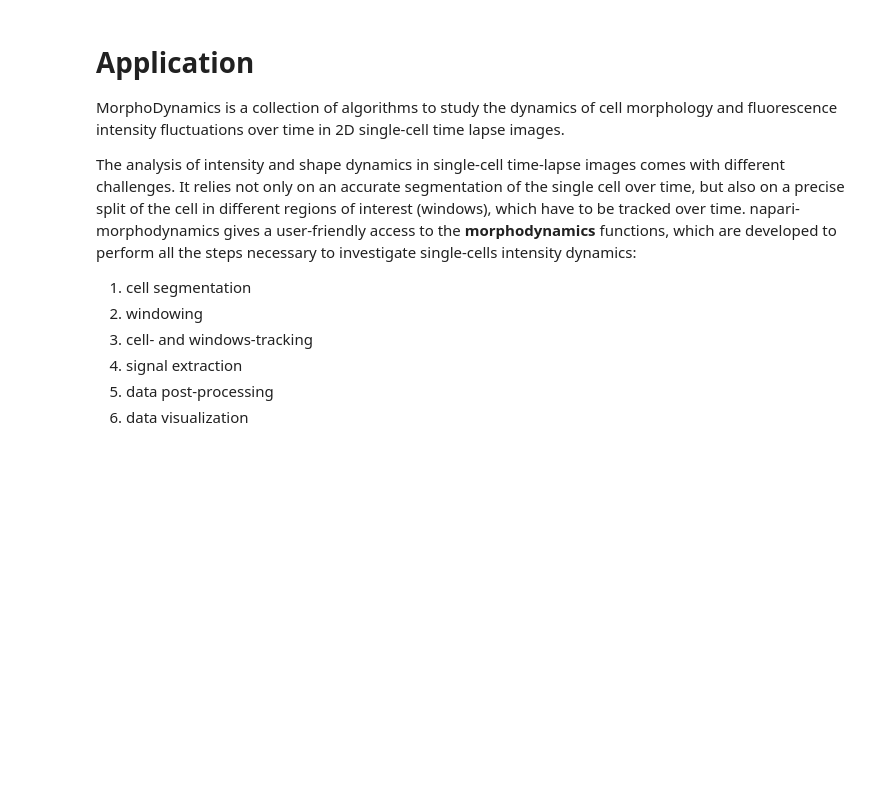
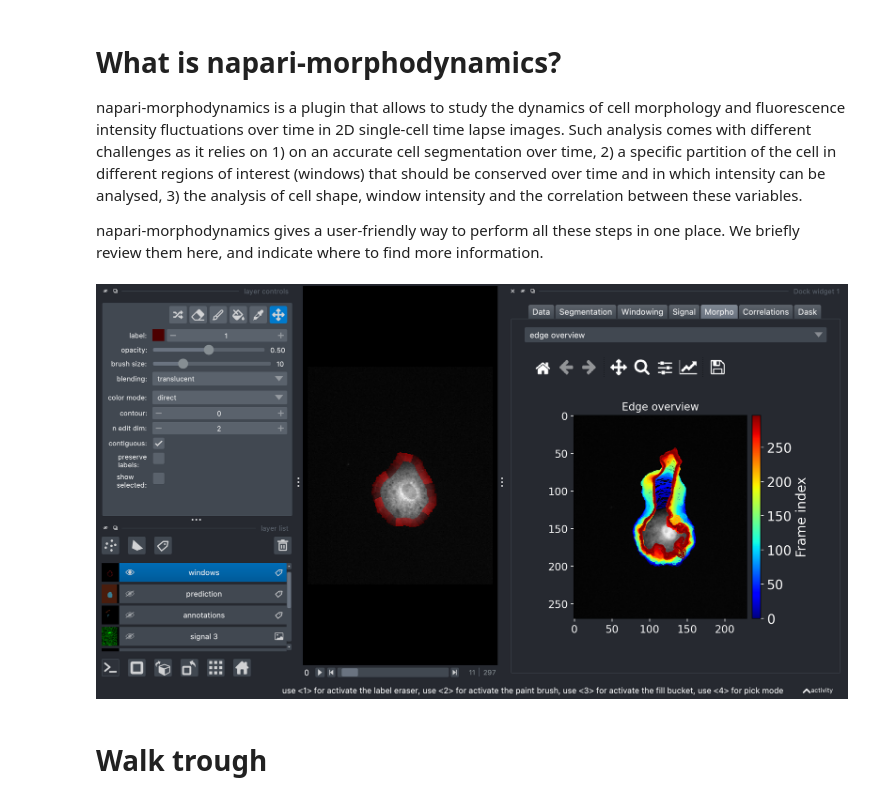
Before and after one commit to guiwitz/napari-morphodynamics, a Jupyter notebook: book/Description.ipynb, the cells around one changed output. Saved outputs shown, nothing was run; the diff lists cells and outputs as text; code cells hidden in the pictures; blank space fills up the shorter version.

```diff
--- a/book/Description.ipynb
+++ b/book/Description.ipynb
@@ -1,14 +1,14 @@
 # %%
 from IPython.display import Image
 # %% [markdown]
-# Application
-MorphoDynamics is a collection of algorithms to study the dynamics of cell morphology and fluorescence intensity fluctuations over time in 2D single-cell time lapse images.
+# What is napari-morphodynamics?
 
-The analysis of intensity and shape dynamics in single-cell time-lapse images comes with different challenges. It relies not only on an accurate segmentation of the single cell over time, but also on a precise split of the cell in different regions of interest (windows), which have to be tracked over time. napari-morphodynamics gives a user-friendly access to the **morphodynamics** functions, which are developed to perform all the steps necessary to investigate single-cells intensity dynamics:
+napari-morphodynamics is a plugin that allows to study the dynamics of cell morphology and fluorescence intensity fluctuations over time in 2D single-cell time lapse images. Such analysis comes with different challenges as it relies on 1) on an accurate cell segmentation over time, 2) a specific partition of the cell in different regions of interest (windows) that should be conserved over time and in which intensity can be analysed, 3) the analysis of cell shape, window intensity and the correlation between these variables.
 
-1. cell segmentation
-2. windowing
-3. cell- and windows-tracking
-4. signal extraction
-5. data post-processing
-6. data visualization
+napari-morphodynamics gives a user-friendly way to perform all these steps in one place. We briefly review them here, and indicate where to find more information.
+# %%
+Image('images/napari_morphodynamics_snapshot.png',width=800)
+# %% [output]
+[figure, added]
+# %% [markdown]
+# Walk trough
```
Also changed, not shown: parts of 15 cells of this notebook, 5 other files.
